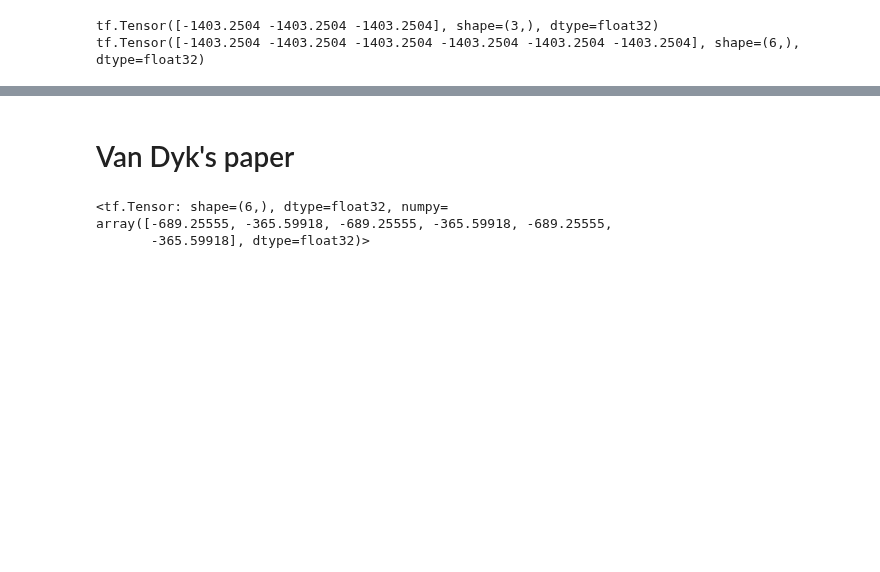
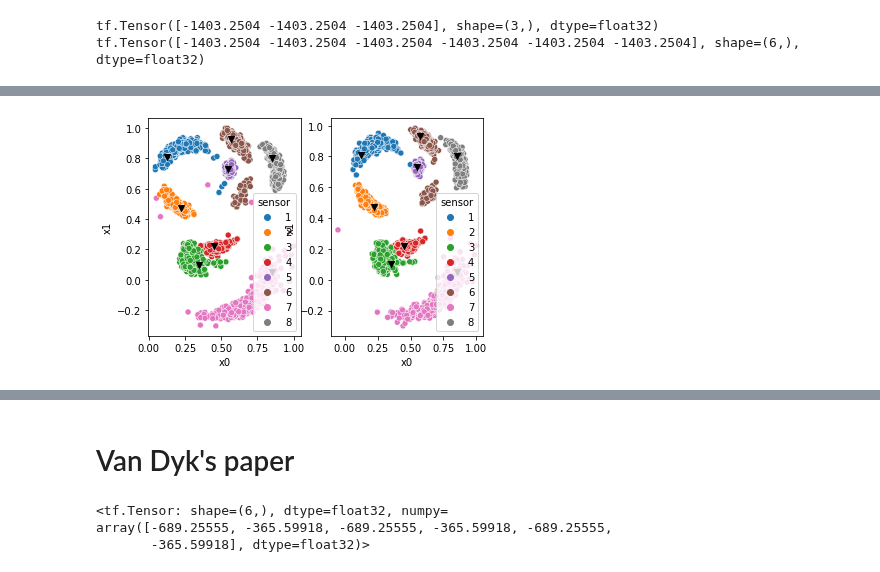
Before and after one commit to XingLLiu/u-stat-high-dim, a Jupyter notebook: sensor_network.ipynb, the cells around one changed output, grey strips where cells are left out. Saved outputs shown, nothing was run; the diff lists cells and outputs as text; code cells hidden in the pictures; blank space fills up the shorter version.

```diff
--- a/sensor_network.ipynb
+++ b/sensor_network.ipynb
@@ -171,0 +202,21 @@ plot_sensors(samples_off, lims=[-0.1, 1.1, -0.1, 1,1], loc_true=loc_true[:8])
+# %%
+tf.random.set_seed(1)
+
+ntrain = n // 2
+
+samples_init = samples_off
+
+samples_init = tf.random.shuffle(samples_init) # shuffle
+# samples_init = samples_init[::-1] #!
+
+sample_off_train, sample_off_test = samples_init[:ntrain, ], samples_init[ntrain:, ]
+
+# sample_off_train = sample_off_train[sample_off_train[:, 11] > 0.7]
+
+plt.subplot(1, 2, 1)
+plot_sensors(sample_off_train, loc_true=loc_true[:8])
+plt.subplot(1, 2, 2)
+plot_sensors(sample_off_test, loc_true=loc_true[:8])
+plt.show()
+# %% [output]
+[figure, added]
```
Also changed, not shown: parts of 28 cells of this notebook, 1 other file.
